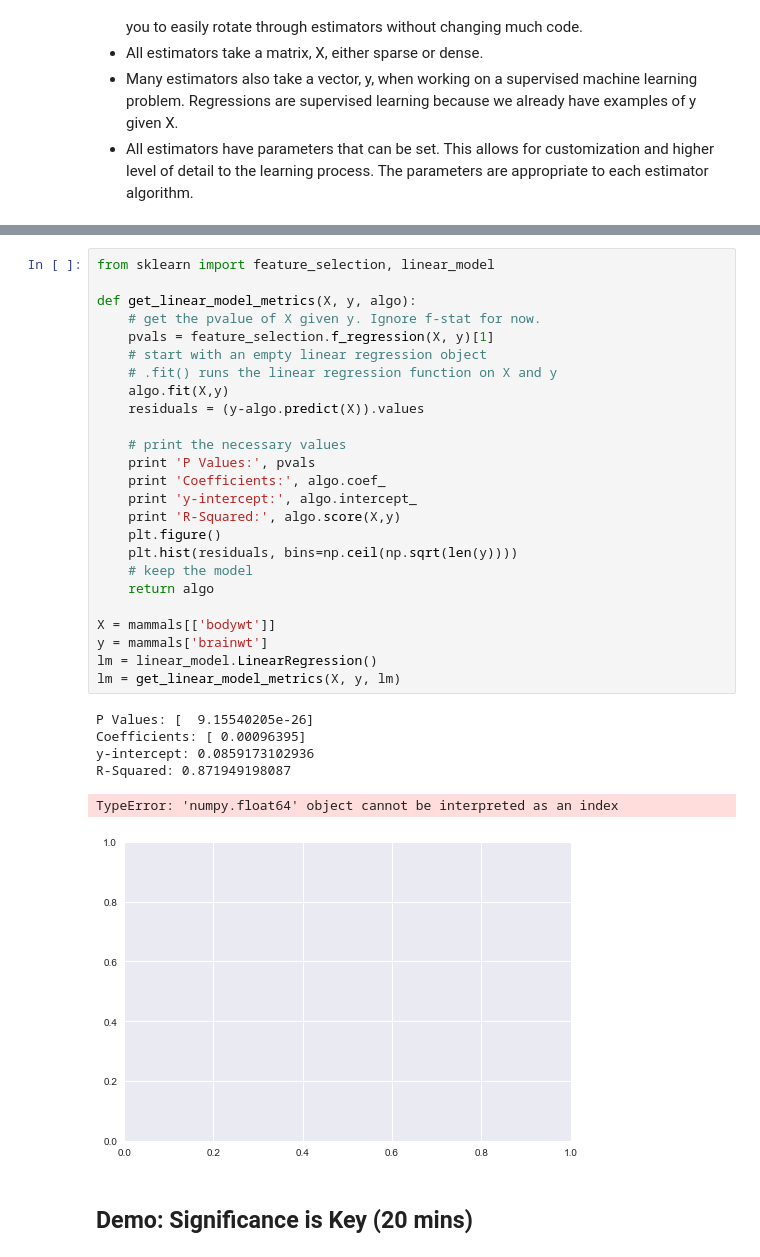
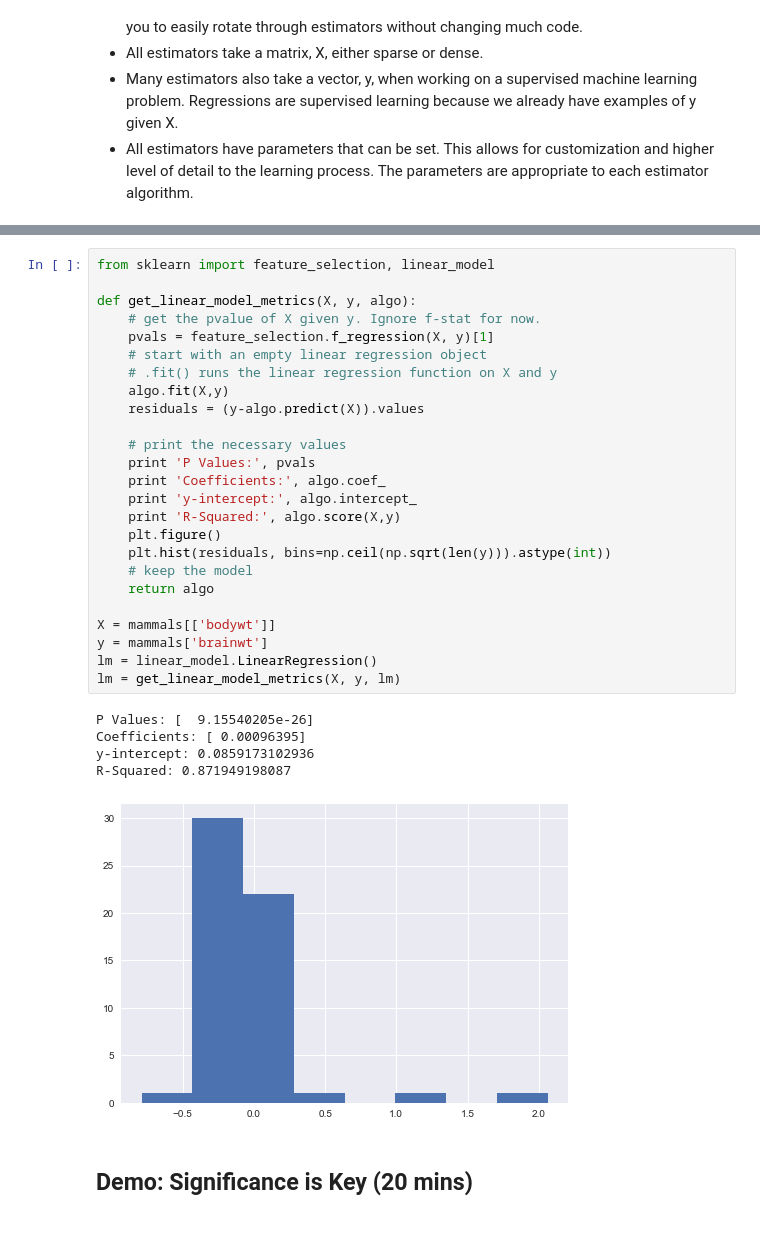
Before and after one commit to anne1987/Data_Science_AAR_2.0, a Jupyter notebook: lessons/lesson-06/code/starter-code/starter-code-6-AAR.ipynb, the cells around one changed output, grey strips where cells are left out. Drawn from its saved outputs; the diff is of its cells as text; blank space fills up the shorter version.

```diff
--- a/lessons/lesson-06/code/starter-code/starter-code-6-AAR.ipynb
+++ b/lessons/lesson-06/code/starter-code/starter-code-6-AAR.ipynb
@@ -146,35 +144,34 @@ NameError: name 'numpy' is not defined
 # %%
 from sklearn import feature_selection, linear_model
 
 def get_linear_model_metrics(X, y, algo):
     # get the pvalue of X given y. Ignore f-stat for now.
     pvals = feature_selection.f_regression(X, y)[1]
     # start with an empty linear regression object
     # .fit() runs the linear regression function on X and y
     algo.fit(X,y)
     residuals = (y-algo.predict(X)).values
 
     # print the necessary values
     print 'P Values:', pvals
     print 'Coefficients:', algo.coef_
     print 'y-intercept:', algo.intercept_
     print 'R-Squared:', algo.score(X,y)
     plt.figure()
-    plt.hist(residuals, bins=np.ceil(np.sqrt(len(y))))
+    plt.hist(residuals, bins=np.ceil(np.sqrt(len(y))).astype(int))
     # keep the model
     return algo
 
 X = mammals[['bodywt']]
 y = mammals['brainwt']
 lm = linear_model.LinearRegression()
 lm = get_linear_model_metrics(X, y, lm)
 # %% [output]
 P Values: [  9.15540205e-26]
 Coefficients: [ 0.00096395]
 y-intercept: 0.0859173102936
 R-Squared: 0.871949198087
-TypeError: 'numpy.float64' object cannot be interpreted as an index
-[figure, old version]
+[figure, new version]
 # %% [markdown]
 ## Demo: Significance is Key (20 mins)
 # %% [markdown]
```
Also changed, not shown: parts of 8 cells of this notebook.
